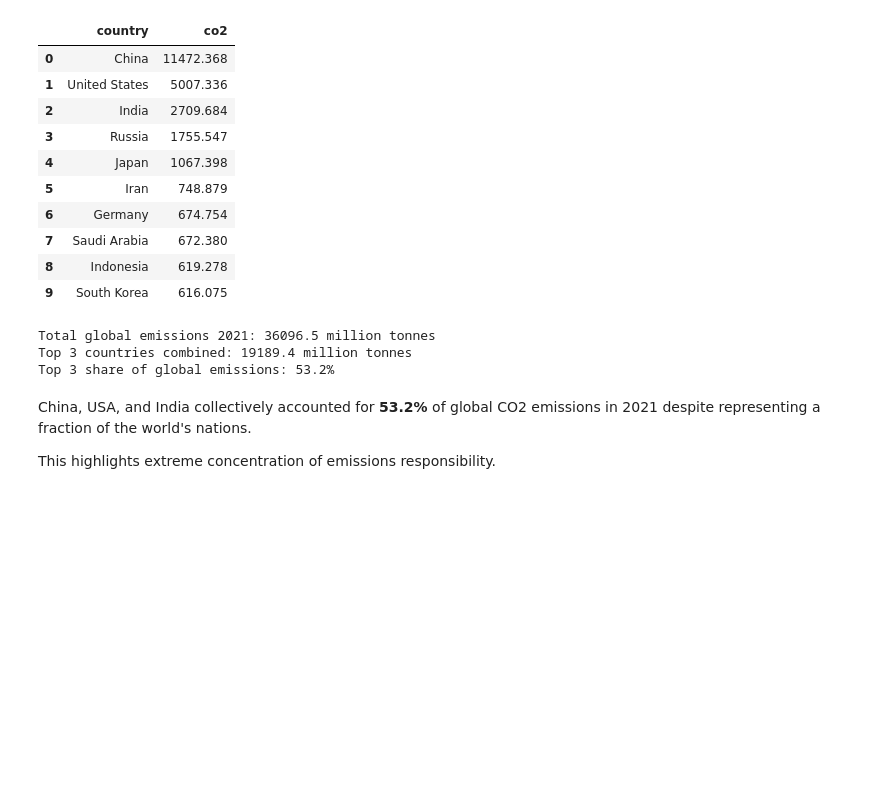
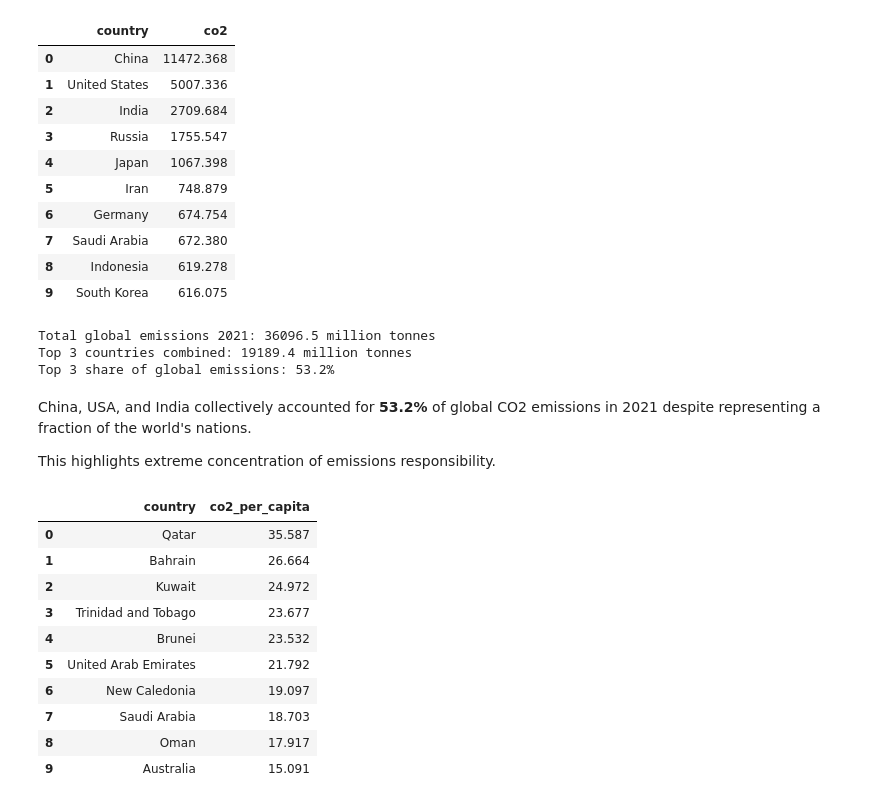
Before and after one commit to Bellevkey22/Global-CO2-Emissions-Risk-Analysis, a Jupyter notebook: co2_exploration.ipynb, the cells around one changed output. Cells and saved outputs as stored; diff of their text form; code cells hidden in the pictures; blank space fills up the shorter version.

Commit message:
added per capita emissions analysis

```diff
--- a/co2_exploration.ipynb
+++ b/co2_exploration.ipynb
@@ -294,3 +294,23 @@ Top 3 share of global emissions: 53.2%
 China, USA, and India collectively accounted for **53.2%**  of global CO2 emissions in 2021 despite representing a fraction of the world's nations.
 
 This highlights extreme concentration of emissions responsibility.
+# %%
+top10_per_capital = df[df['year'] == 2021]\
+.groupby('country')['co2_per_capita']\
+.mean()\
+.sort_values(ascending = False)\
+.head(10)\
+.reset_index()
+top10_per_capital
+# %% [output]
+|  | country | co2_per_capita |
+| 0 | Qatar | 35.587 |
+| 1 | Bahrain | 26.664 |
+| 2 | Kuwait | 24.972 |
+| 3 | Trinidad and Tobago | 23.677 |
+| 4 | Brunei | 23.532 |
+| 5 | United Arab Emirates | 21.792 |
+| 6 | New Caledonia | 19.097 |
+| 7 | Saudi Arabia | 18.703 |
+| 8 | Oman | 17.917 |
+| 9 | Australia | 15.091 |
```
Also changed, not shown: parts of 1 cell of this notebook.
